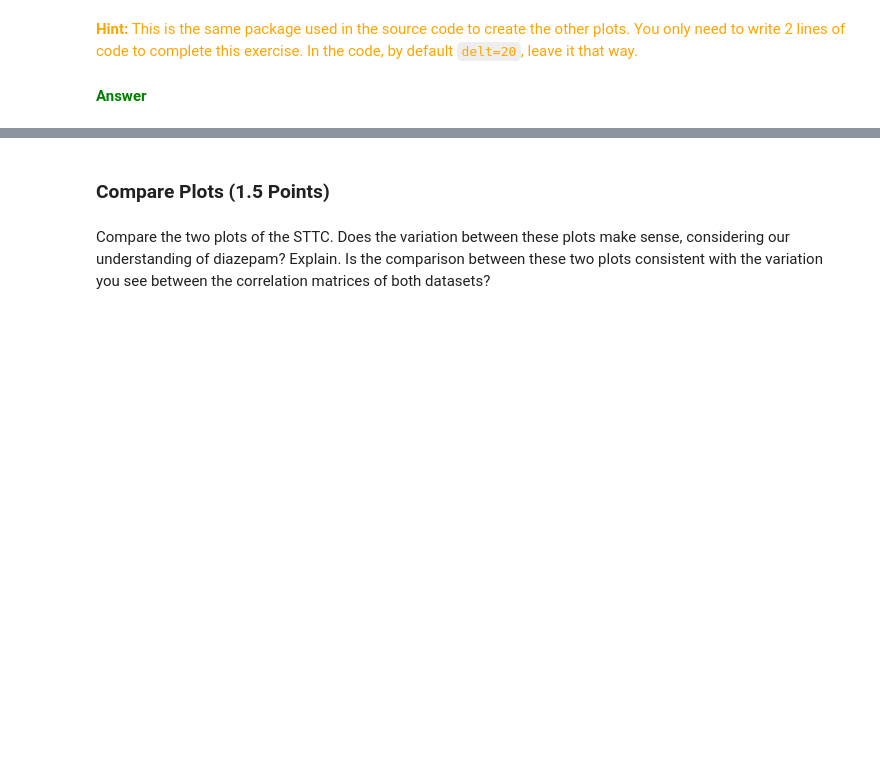
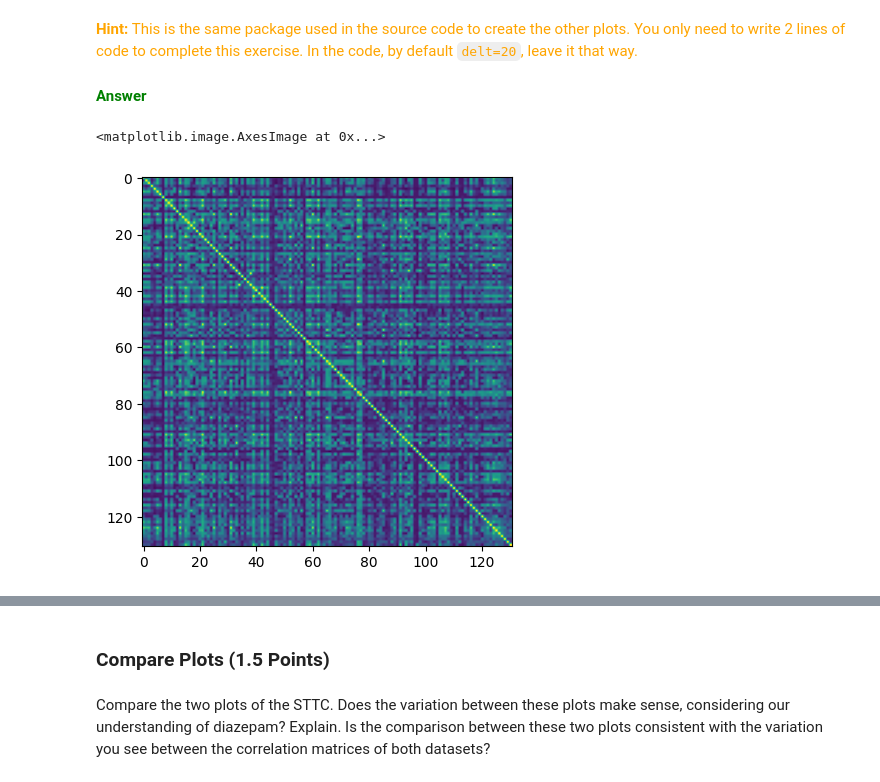
Before and after one commit to Braingeneers-Education/bme-118-2025-introduction-to-electrophysiology-CWynterr, a Jupyter notebook: electrophysiology_introduction.ipynb, the cells around one changed output, grey strips where cells are left out. Cells and saved outputs as stored; diff of their text form; code cells hidden in the pictures; blank space fills up the shorter version.

```diff
--- a/electrophysiology_introduction.ipynb
+++ b/electrophysiology_introduction.ipynb
@@ -380,3 +390,8 @@ Use the braingeneerspy package's [analysis code](https://github.com/braingeneers
 <font color="orange"><b>Hint:</b> This is the same package used in the source code to create the other plots. You only need to write 2 lines of code to complete this exercise. In the code, by default `delt=20`, leave it that way.
 # %% [markdown]
 <font color="green"><b>Answer
+# %%
+plt.imshow(data_control.spike_time_tilings())
+# %% [output]
+<matplotlib.image.AxesImage at 0x...>
+[figure, added]
```
Also changed, not shown: parts of 6 cells of this notebook.
